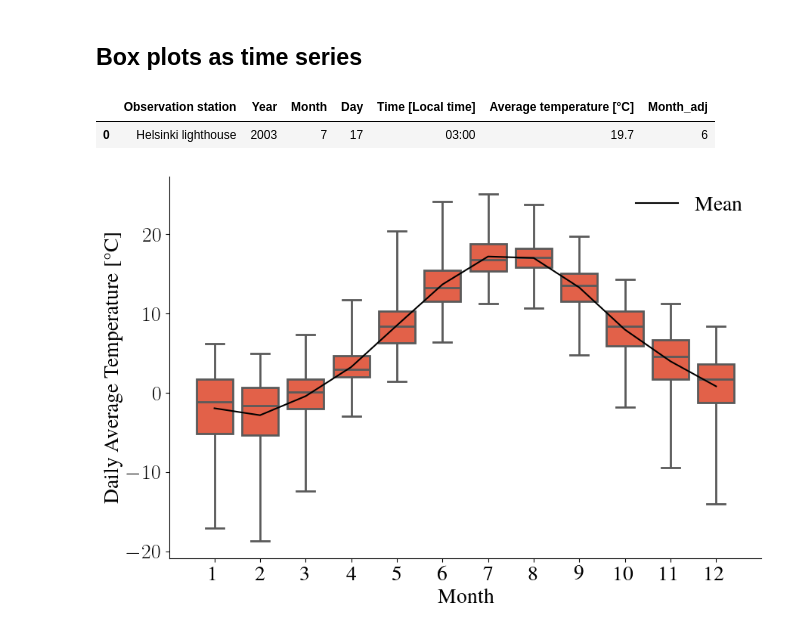
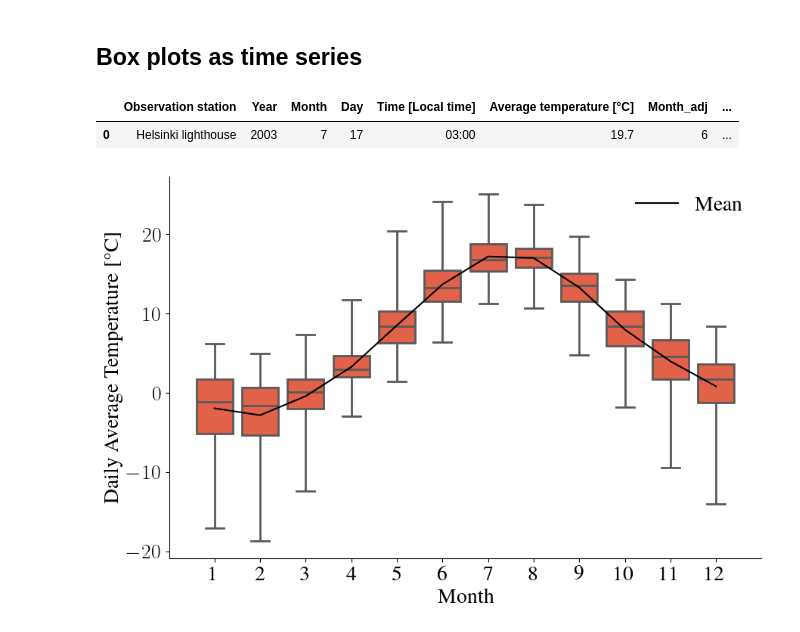
Before and after one commit to telos-lab/infoviz, a Jupyter notebook: notebooks/time-series.ipynb, the cells around one changed output. Drawn from its saved outputs; the diff is of its cells as text; code cells hidden in the pictures.

```diff
--- a/notebooks/time-series.ipynb
+++ b/notebooks/time-series.ipynb
@@ -73,10 +88,11 @@ plt.savefig(f"../figures/timeseries_line-elections_finland.pdf", bbox_inches="ti
 # %%
 df = pd.read_csv("../data/weather-helsinki-lighthouse_fmi.csv")
 df["Month_adj"] = df.Month - 1
+df["Date"] = [pd.to_datetime(f"{y}-{m:02}-{d:02}") for y,m,d in zip(df.Year, df.Month, df.Day)]
 df.head(1)
 # %% [output]
-|  | Observation station | Year | Month | Day | Time [Local time] | Average temperature [°C] | Month_adj |
-| 0 | Helsinki lighthouse | 2003 | 7 | 17 | 03:00 | 19.7 | 6 |
+|  | Observation station | Year | Month | Day | Time [Local time] | Average temperature [°C] | Month_adj | ... |
+| 0 | Helsinki lighthouse | 2003 | 7 | 17 | 03:00 | 19.7 | 6 | ... |
 # %%
 fig, ax = plt.subplots(1,1,figsize=(9,6))
 sns.boxplot(df, x="Month", y="Average temperature [°C]", whis=(0,100), ax=ax, color=cc.glasbey_hv[1], linewidth=2)
```
Also changed, not shown: parts of 10 cells of this notebook, 33 other files.
